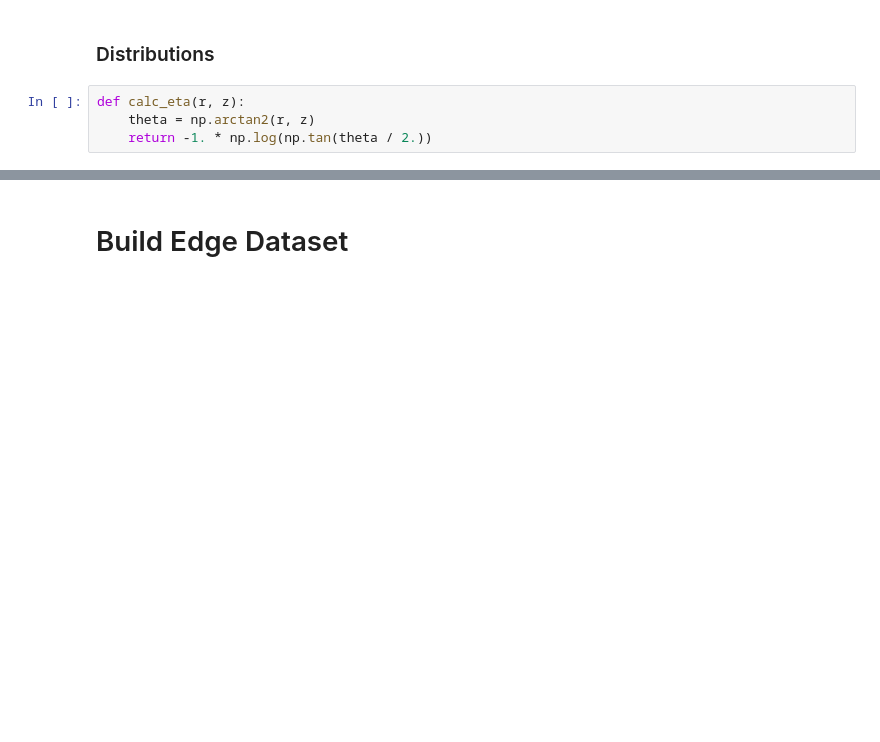
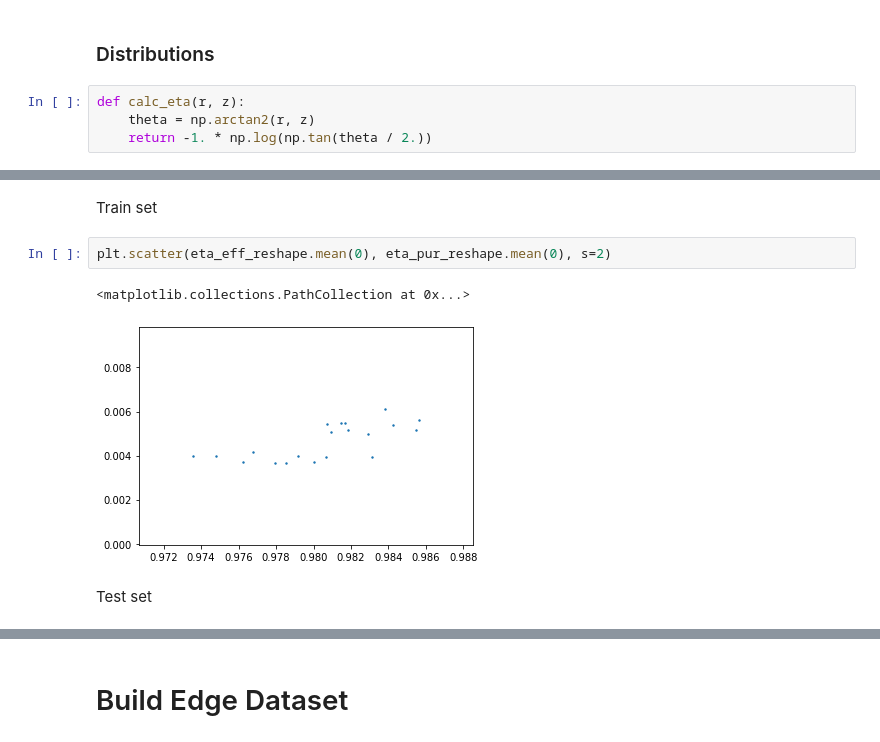
Before and after one commit to HSF-reco-and-software-triggers/Tracking-ML-Exa.TrkX, a Jupyter notebook: Pipelines/ITk_Example/notebooks/Example_Embedding.ipynb, the cells around one changed output, grey strips where cells are left out. Saved outputs shown, nothing was run; the diff lists cells and outputs as text; blank space fills up the shorter version.

```diff
--- a/Pipelines/ITk_Example/notebooks/Example_Embedding.ipynb
+++ b/Pipelines/ITk_Example/notebooks/Example_Embedding.ipynb
@@ -399,0 +433,9 @@ eta_cuts.shape
+# %% [markdown]
+Train set
+# %%
+plt.scatter(eta_eff_reshape.mean(0), eta_pur_reshape.mean(0), s=2)
+# %% [output]
+<matplotlib.collections.PathCollection at 0x...>
+[figure, added]
+# %% [markdown]
+Test set
```
Also changed, not shown: parts of 21 cells of this notebook, 7 other files.
